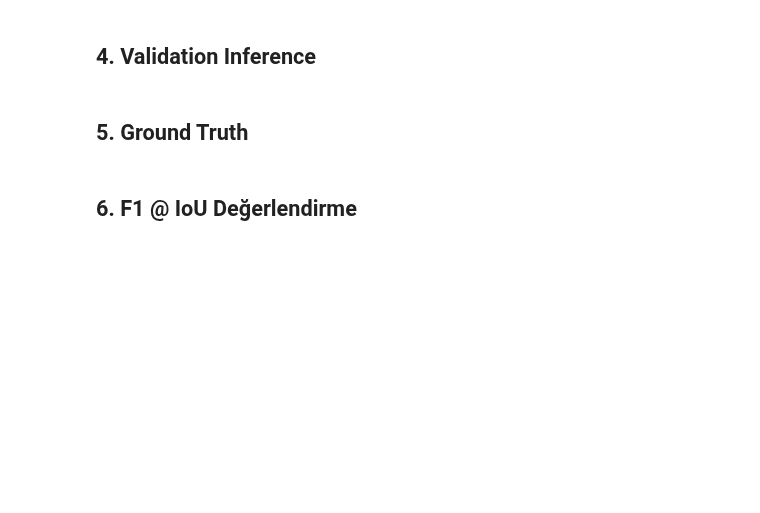
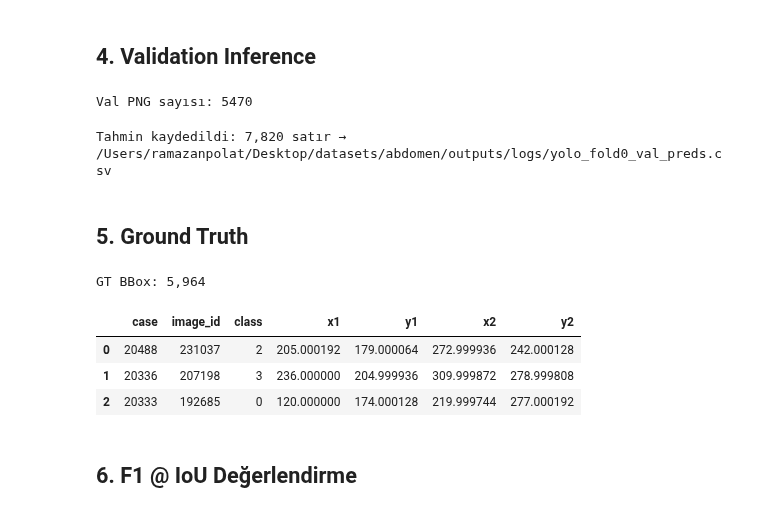
Before and after one commit to ramazan2020/abdomen1, a Jupyter notebook: Faz3_YOLO12_Baseline_1fold.ipynb, the cells around one changed output. Cells and saved outputs as stored; diff of their text form; code cells hidden in the pictures; blank space fills up the shorter version.

```diff
--- a/Faz3_YOLO12_Baseline_1fold.ipynb
+++ b/Faz3_YOLO12_Baseline_1fold.ipynb
@@ -160,16 +190,22 @@ val_dir = fold_dir / "images" / "val"
 val_imgs = sorted(val_dir.glob("*.png"))
 print(f"Val PNG sayısı: {len(val_imgs)}")
 
+def _parse_stem(stem: str):
+    """T_20001_100007 veya 20001_100007 → (case_raw_int, image_id_int)"""
+    parts = stem.split("_")
+    if len(parts) >= 3:   # T_20001_100007 veya C_20001_100007
+        return int(parts[1]), int(parts[2])
+    return int(parts[0]), int(parts[1])
+
 CONF_TH = 0.05
 preds = []
 for ip in tqdm(val_imgs, desc="val inference"):
-    stem = ip.stem
-    case, image_id = (stem.split("_", 1) + ["0"])[:2]
+    case, image_id = _parse_stem(ip.stem)
     res = model.predict(str(ip), conf=CONF_TH, verbose=False, imgsz=local_cfg.img_size)[0]
     for box, sc, cl in zip(res.boxes.xyxy.cpu().numpy(),
                            res.boxes.conf.cpu().numpy(),
                            res.boxes.cls.cpu().numpy()):
-        preds.append({"case": int(case), "image_id": int(image_id), "class": int(cl),
+        preds.append({"case": case, "image_id": image_id, "class": int(cl),
                       "score": float(sc),
                       "x1": float(box[0]), "y1": float(box[1]),
                       "x2": float(box[2]), "y2": float(box[3])})
@@ -178,27 +214,35 @@ out = PROJE / "outputs" / "logs" / f"yolo_fold{fold}_val_preds.csv"
 out.parent.mkdir(parents=True, exist_ok=True)
 pred_df.to_csv(out, index=False)
 print(f"Tahmin kaydedildi: {len(pred_df):,} satır → {out}")
+# %% [output]
+Val PNG sayısı: 5470
+Tahmin kaydedildi: 7,820 satır → /Users/ramazanpolat/Desktop/datasets/abdomen/outputs/logs/yolo_fold0_val_preds.csv
 # %% [markdown]
 ## 5. Ground Truth
 # %%
 val_lbl_dir = fold_dir / "labels" / "val"
 gt_rows = []
 for lp in val_lbl_dir.glob("*.txt"):
     ip = val_dir / (lp.stem + ".png")
     if not ip.exists(): continue
     W, H = Image.open(ip).size
-    stem = lp.stem
-    case, image_id = (stem.split("_", 1) + ["0"])[:2]
+    case, image_id = _parse_stem(lp.stem)
     for line in lp.read_text().strip().splitlines():
         p = line.split()
         if len(p) < 5: continue
-        cl = int(p[0]); cx,cy,w,h = map(float, p[1:5])
-        gt_rows.append({"case": int(case), "image_id": int(image_id), "class": cl,
+        cl = int(p[0]); cx, cy, w, h = map(float, p[1:5])
+        gt_rows.append({"case": case, "image_id": image_id, "class": cl,
                         "x1": (cx-w/2)*W, "y1": (cy-h/2)*H,
                         "x2": (cx+w/2)*W, "y2": (cy+h/2)*H})
 gt_df = pd.DataFrame(gt_rows)
 print(f"GT BBox: {len(gt_df):,}")
 gt_df.head(3)
+# %% [output]
+GT BBox: 5,964
+|  | case | image_id | class | x1 | y1 | x2 | y2 |
+| 0 | 20488 | 231037 | 2 | 205.000192 | 179.000064 | 272.999936 | 242.000128 |
+| 1 | 20336 | 207198 | 3 | 236.000000 | 204.999936 | 309.999872 | 278.999808 |
+| 2 | 20333 | 192685 | 0 | 120.000000 | 174.000128 | 219.999744 | 277.000192 |
 # %% [markdown]
 ## 6. F1 @ IoU Değerlendirme
 # %%
```
Also changed, not shown: parts of 10 cells of this notebook, 33 other files.
